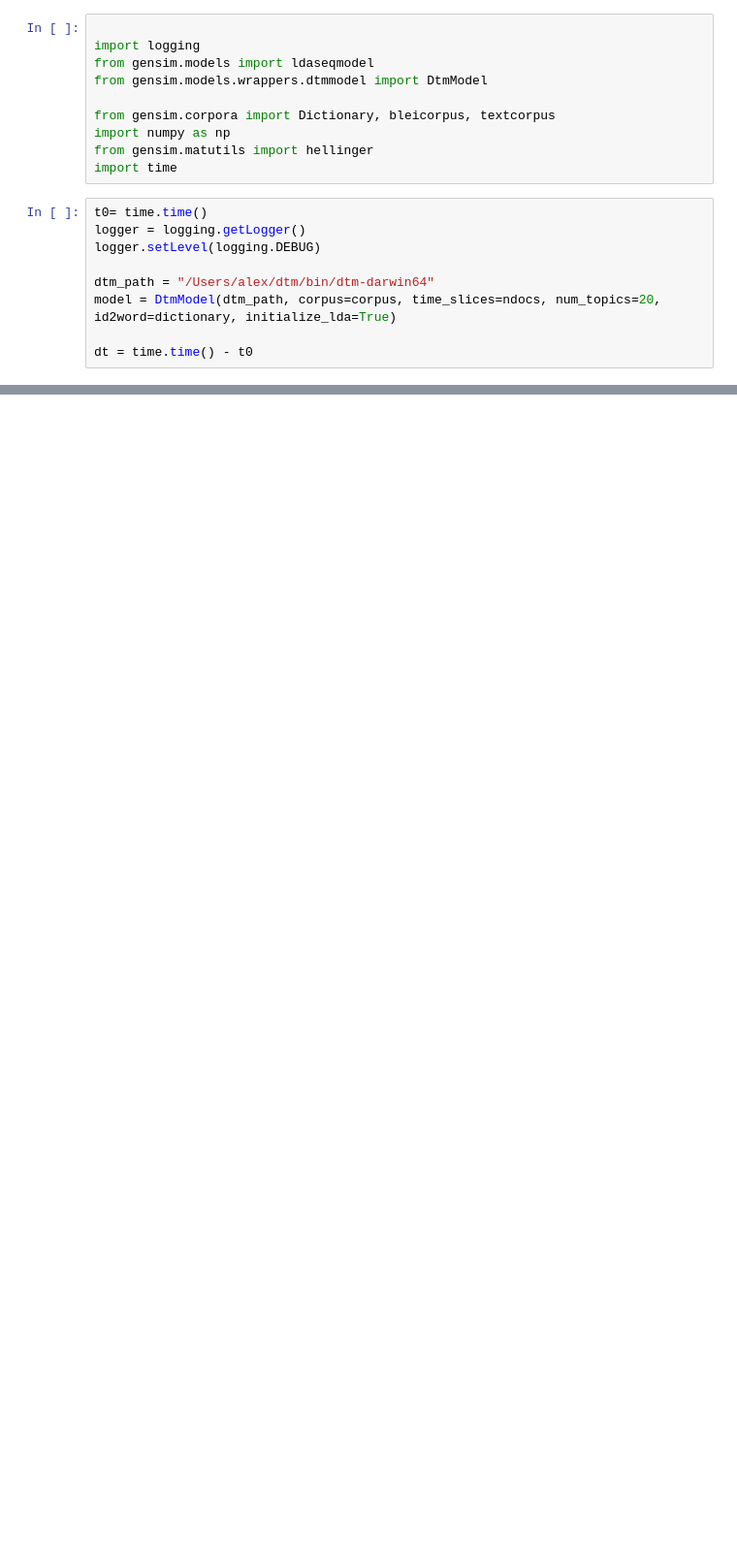
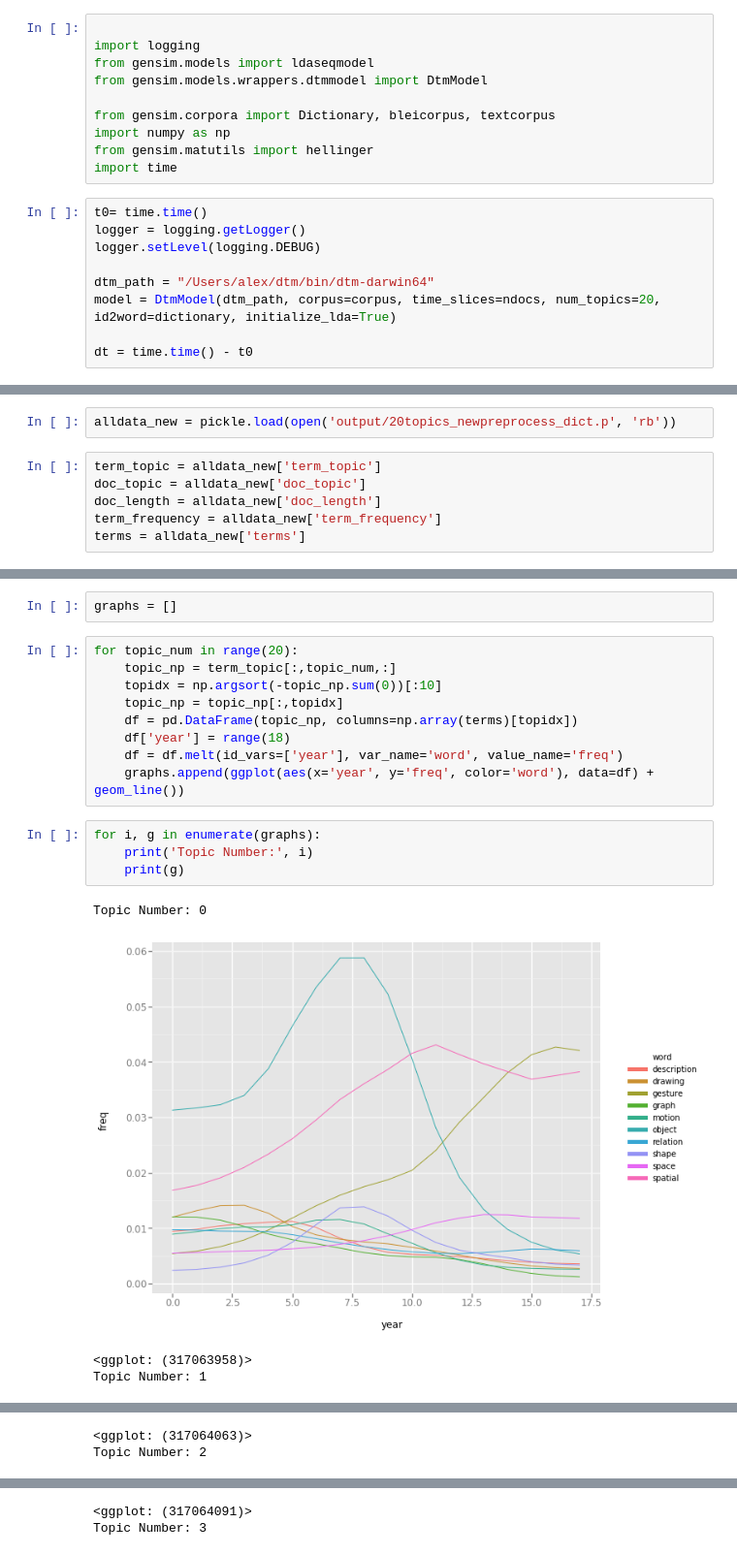
Before and after one commit to anselmrothe/dtm, a Jupyter notebook: dtm_c_notebook.ipynb, the cells around one changed output, grey strips where cells are left out. Shown at 97% size. Cells and saved outputs as stored; diff of their text form; blank space fills up the shorter version.

```diff
--- a/dtm_c_notebook.ipynb
+++ b/dtm_c_notebook.ipynb
@@ -106,0 +125,8 @@ dt
+# %%
+alldata_new = pickle.load(open('output/20topics_newpreprocess_dict.p', 'rb'))
+# %%
+term_topic = alldata_new['term_topic']
+doc_topic = alldata_new['doc_topic']
+doc_length = alldata_new['doc_length']
+term_frequency = alldata_new['term_frequency']
+terms = alldata_new['terms']
@@ -106,0 +137,20 @@ dt
+# %%
+graphs = []
+# %%
+for topic_num in range(20):
+    topic_np = term_topic[:,topic_num,:]
+    topidx = np.argsort(-topic_np.sum(0))[:10]
+    topic_np = topic_np[:,topidx]
+    df = pd.DataFrame(topic_np, columns=np.array(terms)[topidx])
+    df['year'] = range(18)
+    df = df.melt(id_vars=['year'], var_name='word', value_name='freq')
+    graphs.append(ggplot(aes(x='year', y='freq', color='word'), data=df) + geom_line())
+# %%
+for i, g in enumerate(graphs):
+    print('Topic Number:', i)
+    print(g)
+# %% [output]
+Topic Number: 0
+[figure, added]
+<ggplot: (317063958)>
+Topic Number: 1
@@ -106,0 +158,2 @@ dt
+<ggplot: (317064063)>
+Topic Number: 2
@@ -106,0 +161,2 @@ dt
+<ggplot: (317064091)>
+Topic Number: 3
```
Also changed, not shown: parts of 22 cells of this notebook, 1 other file.
